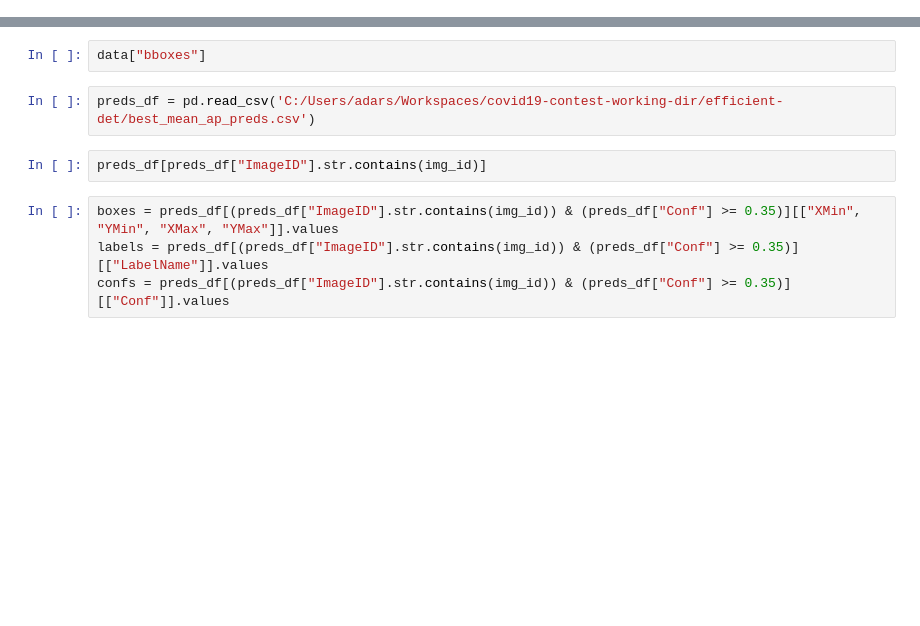
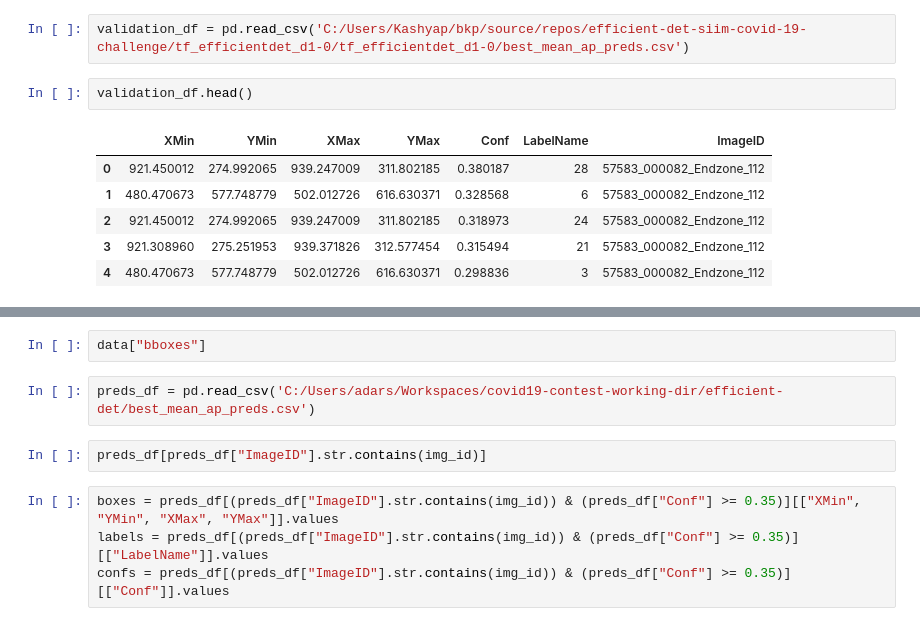
Before and after one commit to adarshvjois/efficient-det-siim-covid-19-challenge, a Jupyter notebook: Analyse-Predictions-BBoxes.ipynb, the cells around one changed output, grey strips where cells are left out. Saved outputs shown, nothing was run; the diff lists cells and outputs as text; blank space fills up the shorter version.

```diff
--- a/Analyse-Predictions-BBoxes.ipynb
+++ b/Analyse-Predictions-BBoxes.ipynb
@@ -39,0 +51,11 @@ MODEL_NAME = "tf_efficientdet_d0"
+# %%
+validation_df = pd.read_csv('C:/Users/Kashyap/bkp/source/repos/efficient-det-siim-covid-19-challenge/tf_efficientdet_d1-0/tf_efficientdet_d1-0/best_mean_ap_preds.csv')
+# %%
+validation_df.head()
+# %% [output]
+|  | XMin | YMin | XMax | YMax | Conf | LabelName | ImageID |
+| 0 | 921.450012 | 274.992065 | 939.247009 | 311.802185 | 0.380187 | 28 | 57583_000082_Endzone_112 |
+| 1 | 480.470673 | 577.748779 | 502.012726 | 616.630371 | 0.328568 | 6 | 57583_000082_Endzone_112 |
+| 2 | 921.450012 | 274.992065 | 939.247009 | 311.802185 | 0.318973 | 24 | 57583_000082_Endzone_112 |
+| 3 | 921.308960 | 275.251953 | 939.371826 | 312.577454 | 0.315494 | 21 | 57583_000082_Endzone_112 |
+| 4 | 480.470673 | 577.748779 | 502.012726 | 616.630371 | 0.298836 | 3 | 57583_000082_Endzone_112 |
```
Also changed, not shown: parts of 22 cells of this notebook.
